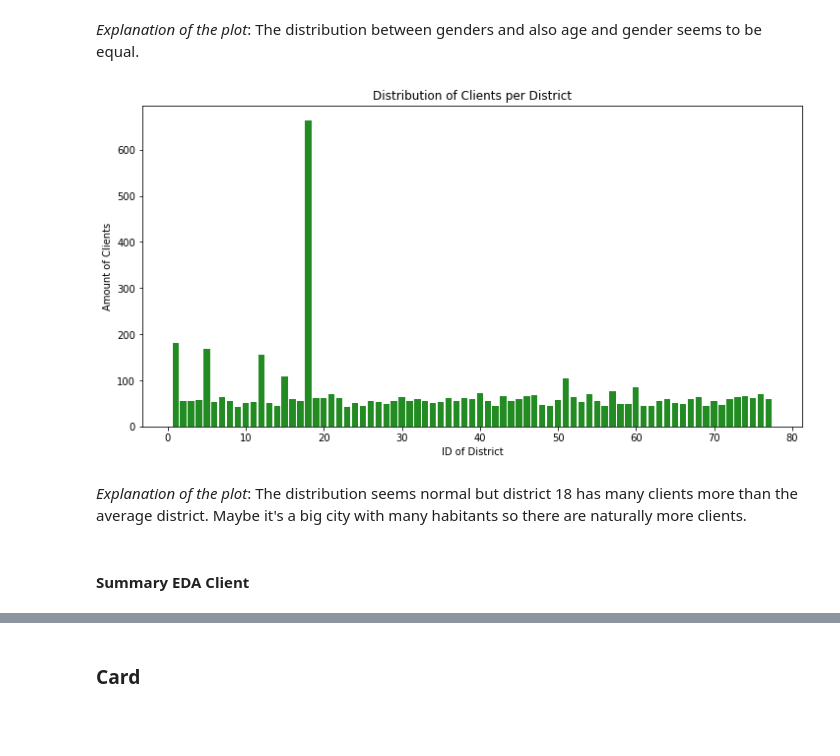
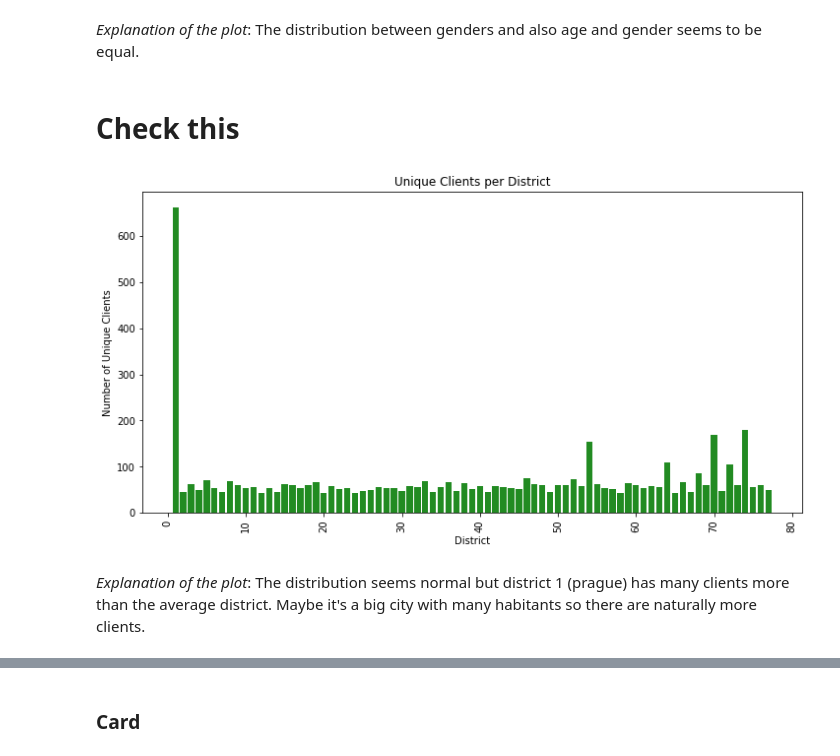
Before and after one commit to ChantalGisler/AML-Challenge, a Jupyter notebook: Code.ipynb, the cells around one changed output, grey strips where cells are left out. Drawn from its saved outputs; the diff is of its cells as text; code cells hidden in the pictures; blank space fills up the shorter version.

```diff
--- a/Code.ipynb
+++ b/Code.ipynb
@@ -212,17 +213,23 @@ plt.show()
 [figure]
 # %% [markdown]
 *Explanation of the plot*: The distribution between genders and also age and gender seems to be equal.
+# %% [markdown]
+# Check this
 # %%
-# How many clients are in what district
+# Check how many unique clients are there per district
+data_client_district = client.merge(district, left_on='district_id', right_on='A1', how='left')
+district_counts = data_client_district.groupby('A1')['client_id'].nunique().reset_index(name='unique_client_count')
+district_counts = district_counts.rename(columns={'A1': 'District'})
+
+# Plot
 plt.figure(figsize=(12, 6))
-plt.bar(client['district_id'].unique(), client['district_id'].value_counts(), color="forestgreen")
-plt.xlabel('ID of District')
-plt.ylabel('Amount of Clients')
-plt.title('Distribution of Clients per District')
+plt.bar(district_counts['District'], district_counts['unique_client_count'], color='forestgreen')
+plt.xlabel("District")
+plt.ylabel("Number of Unique Clients")
+plt.title("Unique Clients per District")
+plt.xticks(rotation=90)
 plt.show()
 # %% [output]
-[figure, old version]
+[figure, new version]
 # %% [markdown]
-*Explanation of the plot*: The distribution seems normal but district 18 has many clients more than the average district. Maybe it's a big city with many habitants so there are naturally more clients.
+*Explanation of the plot*: The distribution seems normal but district 1 (prague) has many clients more than the average district. Maybe it's a big city with many habitants so there are naturally more clients.
-# %% [markdown]
-#### Summary EDA Client
```
Also changed, not shown: parts of 16 cells of this notebook.
